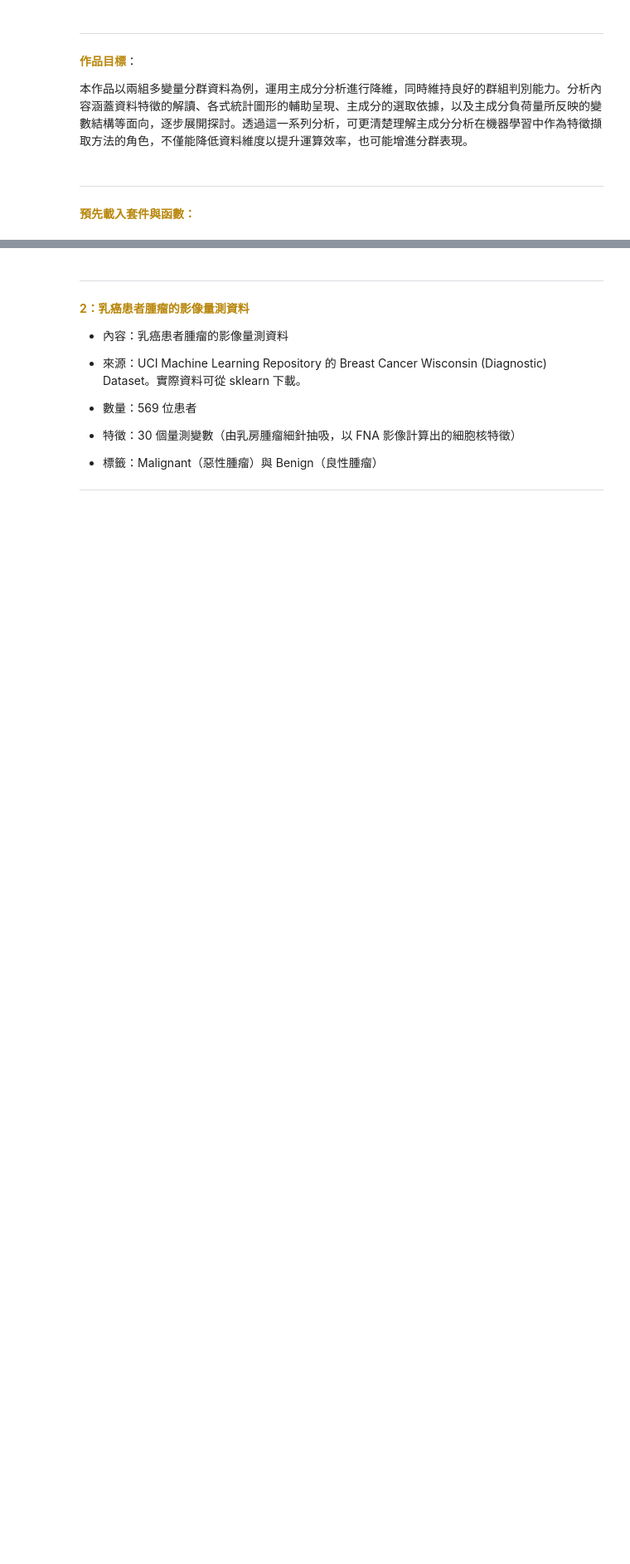
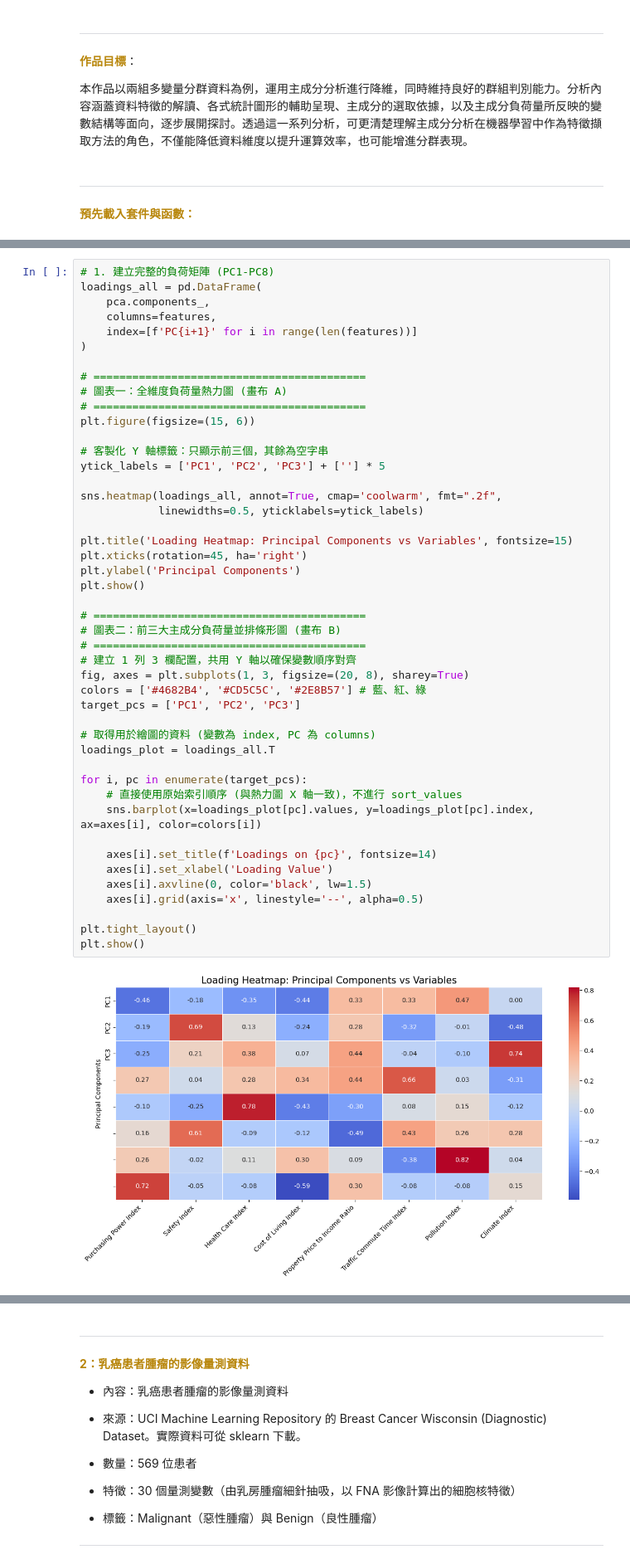
Before and after one commit to Yu-Chia-Lei/shallow-machine-learning, a Jupyter notebook: HW1/SML_Work1_411278013.ipynb, the cells around one changed output, grey strips where cells are left out. Shown at 83% size. Cells and saved outputs as stored; diff of their text form; blank space fills up the shorter version.

```diff
--- a/HW1/SML_Work1_411278013.ipynb
+++ b/HW1/SML_Work1_411278013.ipynb
@@ -46,0 +281,48 @@ import matplotlib.pyplot as plt
+# %%
+# 1. 建立完整的負荷矩陣 (PC1-PC8)
+loadings_all = pd.DataFrame(
+    pca.components_,
+    columns=features,
+    index=[f'PC{i+1}' for i in range(len(features))]
+)
+
+# ==========================================
+# 圖表一：全維度負荷量熱力圖 (畫布 A)
+# ==========================================
+plt.figure(figsize=(15, 6))
+
+# 客製化 Y 軸標籤：只顯示前三個，其餘為空字串
+ytick_labels = ['PC1', 'PC2', 'PC3'] + [''] * 5
+
+sns.heatmap(loadings_all, annot=True, cmap='coolwarm', fmt=".2f",
+            linewidths=0.5, yticklabels=ytick_labels)
+
+plt.title('Loading Heatmap: Principal Components vs Variables', fontsize=15)
+plt.xticks(rotation=45, ha='right')
+plt.ylabel('Principal Components')
+plt.show()
+
+# ==========================================
+# 圖表二：前三大主成分負荷量並排條形圖 (畫布 B)
+# ==========================================
+# 建立 1 列 3 欄配置，共用 Y 軸以確保變數順序對齊
+fig, axes = plt.subplots(1, 3, figsize=(20, 8), sharey=True)
+colors = ['#4682B4', '#CD5C5C', '#2E8B57'] # 藍、紅、綠
+target_pcs = ['PC1', 'PC2', 'PC3']
+
+# 取得用於繪圖的資料 (變數為 index, PC 為 columns)
+loadings_plot = loadings_all.T
+
+for i, pc in enumerate(target_pcs):
+    # 直接使用原始索引順序 (與熱力圖 X 軸一致)，不進行 sort_values
+    sns.barplot(x=loadings_plot[pc].values, y=loadings_plot[pc].index, ax=axes[i], color=colors[i])
+
+    axes[i].set_title(f'Loadings on {pc}', fontsize=14)
+    axes[i].set_xlabel('Loading Value')
+    axes[i].axvline(0, color='black', lw=1.5)
+    axes[i].grid(axis='x', linestyle='--', alpha=0.5)
+
+plt.tight_layout()
+plt.show()
+# %% [output]
+[figure, added]
```
Also changed, not shown: parts of 37 cells of this notebook, 19 other files.
